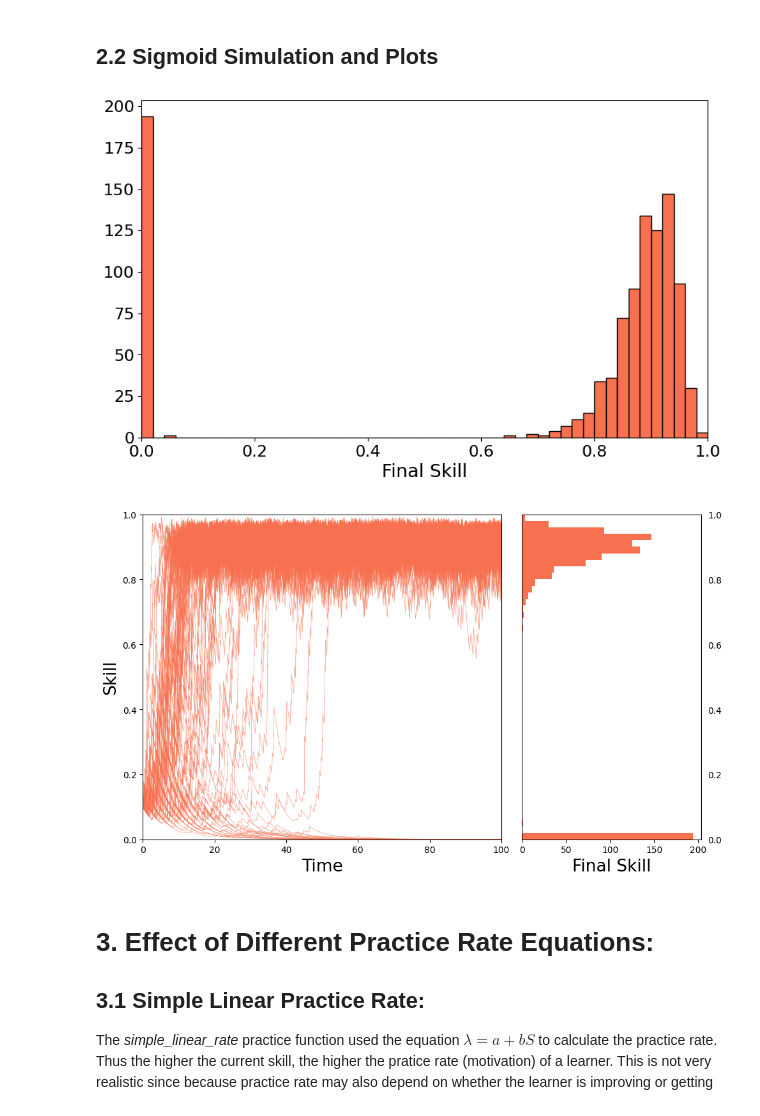
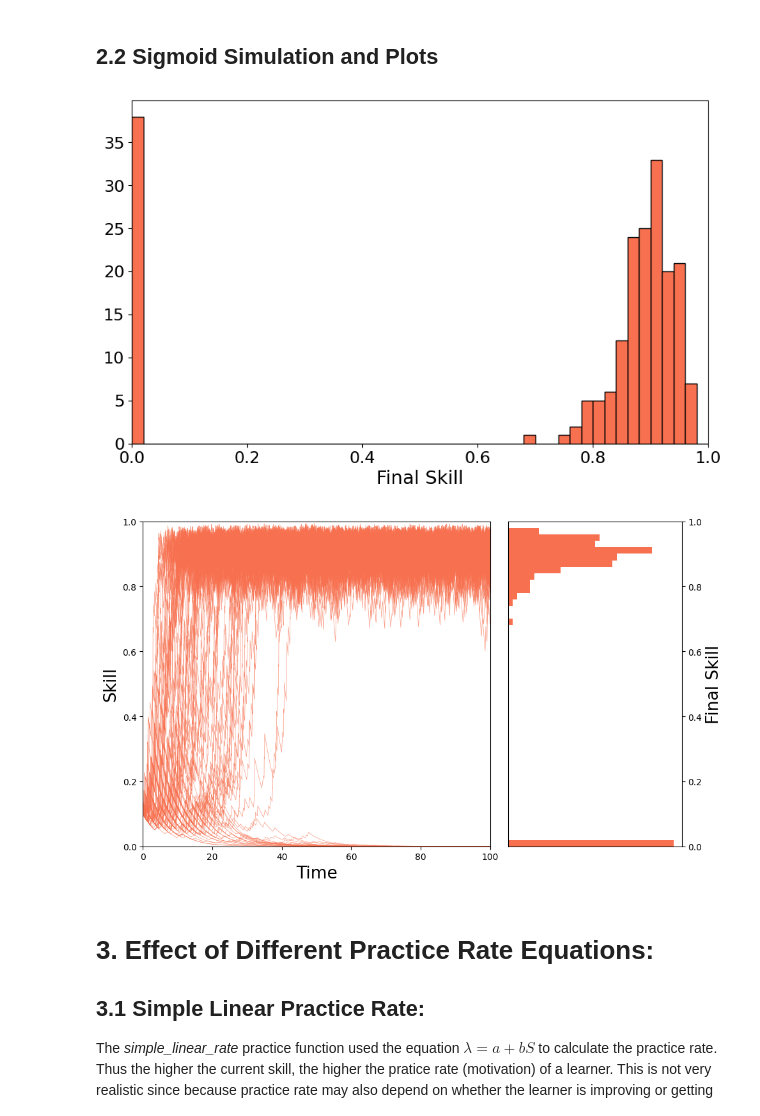
Before and after one commit to plaskar/rps_model, a Jupyter notebook: notebooks/Basic Model Analysis.ipynb, the cells around one changed output. Drawn from its saved outputs; the diff is of its cells as text; code cells hidden in the pictures.

```diff
--- a/notebooks/Basic Model Analysis.ipynb
+++ b/notebooks/Basic Model Analysis.ipynb
@@ -26,10 +24,13 @@ Instantiate a version of the RPS_Basic model with DEFAULT PARAMETERS:
 So sample_concave = RPS_Basic() will do the same as the lie below:
 """
 
+simple_prac_func = simple_linear_rate(a=0.2, b=5) # sample practice function
+exp_forgetting = exponential_forgetting(forgetting_rate=0.2) # setting forgetting function to exponential
+
 sample_concave = RPS_Basic(waiting_time_dist=exponential_waiting_time,
                  skill_update_func=exponential_skill_update,
-                 forgetting_func=exponential_forgetting,
-                 practice_rate_func=simple_linear_rate)
+                 forgetting_func=exp_forgetting,
+                 practice_rate_func=simple_prac_func)
 
 
 # run simulation:
@@ -82,22 +83,22 @@ concave_sims.plot_trajectory_and_histogram(colour_lineplots=concave_colour, colo
 # %%
 # initializing the class
 sigmoid_sims = RPS_Basic_Multirun(waiting_time_dist=exponential_waiting_time,
                                 skill_update_func=sigmoid_skill_update,
-                                 forgetting_func=exponential_forgetting,
-                                 practice_rate_func=simple_linear_rate,
-                                 n_sims=1000)
+                                 forgetting_func=exp_forgetting,
+                                 practice_rate_func=simple_prac_func,
+                                 n_sims=200)
 # running the simulations
 sigmoid_sims.run_multiple_sims()
 
 sigmoid_colour = '#f77150'
 # plot final skill histogram:
 sigmoid_sims.plot_final_skill_histogram(colour=sigmoid_colour)
 
 # combined_plot
 sigmoid_sims.plot_trajectory_and_histogram(colour_lineplots=sigmoid_colour, colour_histogram=sigmoid_colour, n_plots=100, save_location='../plots/sigmoid_sim_summary.png')
 # %% [output]
-[figure, old version]
+[figure, new version]
-[figure, old version]
+[figure, new version]
 # %% [markdown]
 # 3. Effect of Different Practice Rate Equations:
 ## 3.1 Simple Linear Practice Rate:
```
Also changed, not shown: parts of 4 cells of this notebook, 7 other files.
